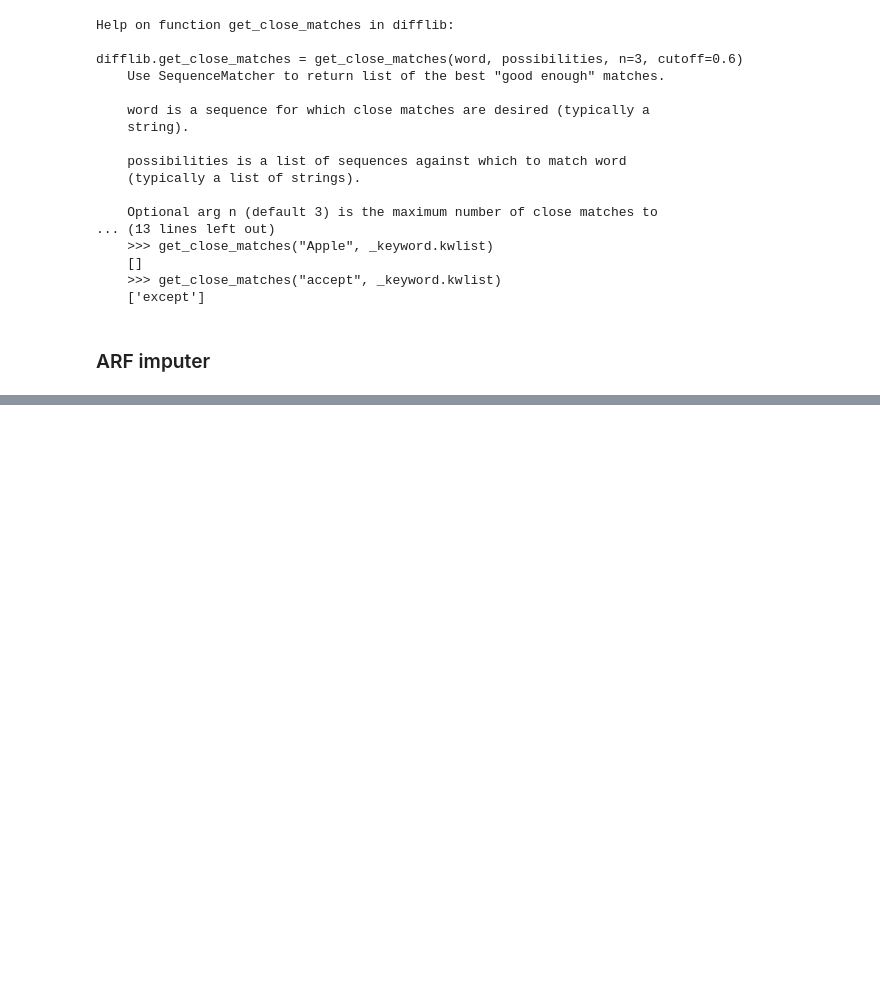
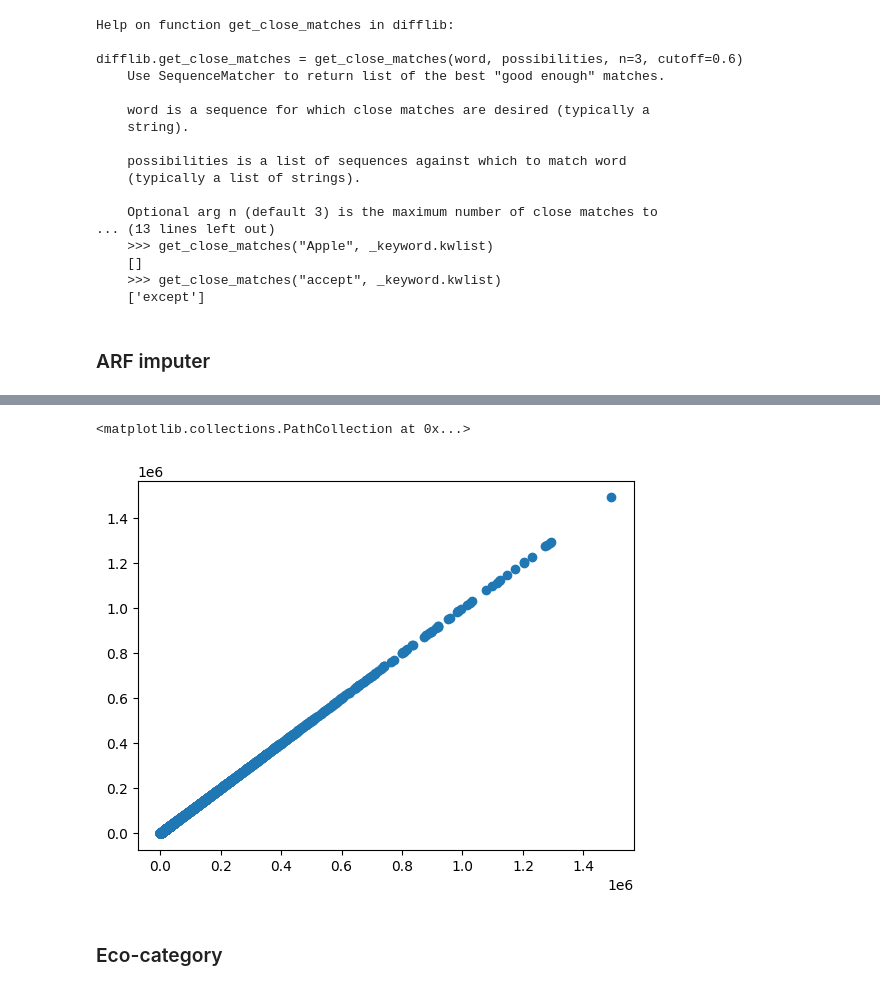
Before and after one commit to melloo21/CS5228_project, a Jupyter notebook: EDA_2.ipynb, the cells around one changed output, grey strips where cells are left out. Cells and saved outputs as stored; diff of their text form; code cells hidden in the pictures; blank space fills up the shorter version.

```diff
--- a/EDA_2.ipynb
+++ b/EDA_2.ipynb
@@ -967,0 +974,13 @@ The ARF for OMV of $285373.0 and registration date 2023-01-15 00:00:00 is $56782
+# %%
+lta_data_imputer = LTADataImputer(df_lta_car_data)
+
+train_df = lta_data_imputer.transform(train_df) # before transform: 49 rows missing, after transform: 24 rows missing
+val_df = lta_data_imputer.transform(val_df) # before transform: 15 rows missing, after transform: 9 rows missing
+
+imputer = SimpleImputer(strategy='median')
+train_df['omv'] = imputer.fit_transform(train_df[['omv']])
+val_df['omv'] = imputer.transform(val_df[['omv']])
+# %%
+train_df , vehicle_type_encoder = vehicle_type_fit_transform(train_df, "type_of_vehicle")
+val_df = vehicle_type_fit(val_df, vehicle_type_encoder)
+# test_df = vehicle_type_fit(test_df, vehicle_type_encoder)
@@ -967,0 +1003,26 @@ The ARF for OMV of $285373.0 and registration date 2023-01-15 00:00:00 is $56782
+# %%
+# Select features relevant for imputation
+features = ['manufactured', 'reg_date_year', 'omv', 'arf', 'type_of_vehicle_bus/mini bus', 'type_of_vehicle_hatchback',
+       'type_of_vehicle_luxury sedan', 'type_of_vehicle_mid-sized sedan',
+       'type_of_vehicle_mpv', 'type_of_vehicle_others',
+       'type_of_vehicle_sports car', 'type_of_vehicle_stationwagon',
+       'type_of_vehicle_suv', 'type_of_vehicle_truck', 'type_of_vehicle_van']
+
+# Extract the subset of data for imputation
+impute_df = train_df[features]
+
+# Initialize KNNImputer
+imputer = KNNImputer(n_neighbors=5)
+
+# Perform imputation
+imputed_array = imputer.fit_transform(impute_df)
+
+# Create a DataFrame from the imputed array
+imputed_df = pd.DataFrame(imputed_array, columns=features)
+
+# Add the imputed 'arf' values back to the original DataFrame
+train_df['arf_impute'] = imputed_df['arf']
+
+# Display the DataFrame with imputed values
+print("\nDataFrame with Imputed ARF Values:")
+print(train_df[['listing_id', 'omv', 'arf', 'arf_impute']])
@@ -967,0 +1047,7 @@ The ARF for OMV of $285373.0 and registration date 2023-01-15 00:00:00 is $56782
+# %%
+plt.scatter(train_df['arf'], train_df['arf_impute'])
+# %% [output]
+<matplotlib.collections.PathCollection at 0x...>
+[figure, added]
+# %% [markdown]
+### Eco-category
```
Also changed, not shown: parts of 20 cells of this notebook, 4 other files.
